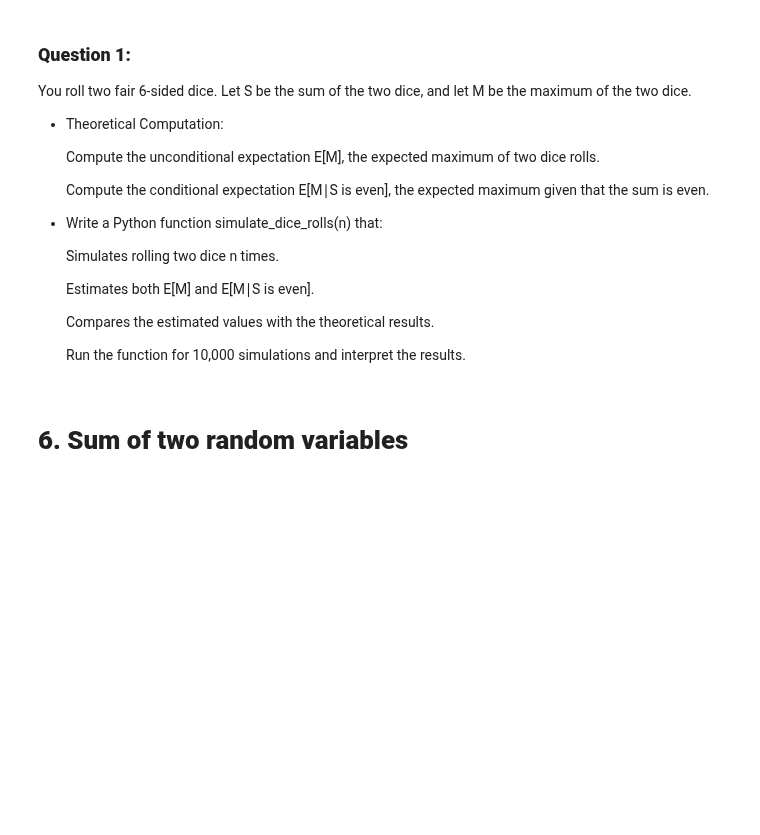
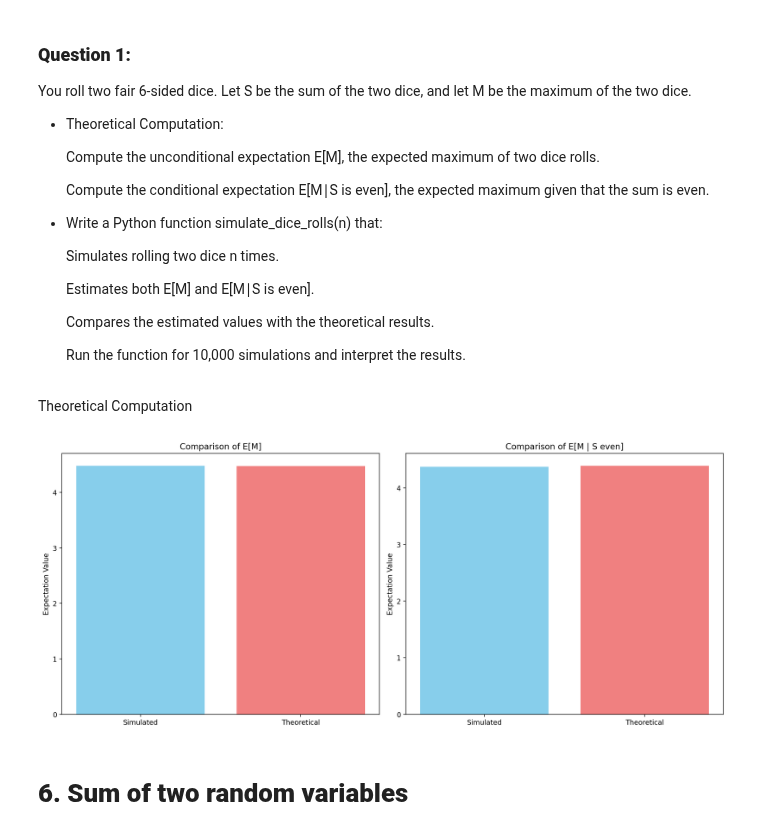
Before and after one commit to PranjalGoyal06/J028-PSDV-Assignment-6, a Jupyter notebook: Final_Lab_Joint_Distributions_Sample_Statistics.ipynb, the cells around one changed output. Saved outputs shown, nothing was run; the diff lists cells and outputs as text; code cells hidden in the pictures; blank space fills up the shorter version.

```diff
--- a/Final_Lab_Joint_Distributions_Sample_Statistics.ipynb
+++ b/Final_Lab_Joint_Distributions_Sample_Statistics.ipynb
@@ -181,3 +208,5 @@ You roll two fair 6-sided dice. Let S be the sum of the two dice, and let M be t
   Compares the estimated values with the theoretical results.
 
   Run the function for 10,000 simulations and interpret the results.
+# %% [markdown]
+Theoretical Computation
@@ -184,3 +236,36 @@ You roll two fair 6-sided dice. Let S be the sum of the two dice, and let M be t
+# %%
+def simulate_dice_rolls(n):
+    dice_1 = torch.randint(1,7, (n,))
+    dice_2 = torch.randint(1,7, (n,))
+
+    s = dice_1 + dice_2
+    M = torch.maximum(dice_1, dice_2)
+
+    E_M = M.float().mean().item()
+
+    even_mask = (s%2 == 0)
+    E_M_S_is_even = M[even_mask].float().mean().item()
+
+    return E_M, E_M_S_is_even
+# %%
+fig, ax = plt.subplots(1, 2, figsize=(14, 6))
+
+E_M_theory, E_M_even_theory = theoretical_expectations()
+E_M_sim, E_M_given_even_sim = simulate_dice_rolls(10000)
+
+
+ax[0].bar(['Simulated', 'Theoretical'], [E_M_sim, E_M_theory], color=['skyblue', 'lightcoral'])
+ax[0].set_title("Comparison of E[M]")
+ax[0].set_ylabel("Expectation Value")
+
+
+ax[1].bar(['Simulated', 'Theoretical'], [E_M_given_even_sim, E_M_even_theory], color=['skyblue', 'lightcoral'])
+ax[1].set_title("Comparison of E[M | S even]")
+ax[1].set_ylabel("Expectation Value")
+plt.tight_layout()
+plt.show()
+# %% [output]
+[figure, added]
 # %% [markdown]
 # **6. Sum of two random variables**
 # %% [markdown]
```
Also changed, not shown: parts of 8 cells of this notebook.
